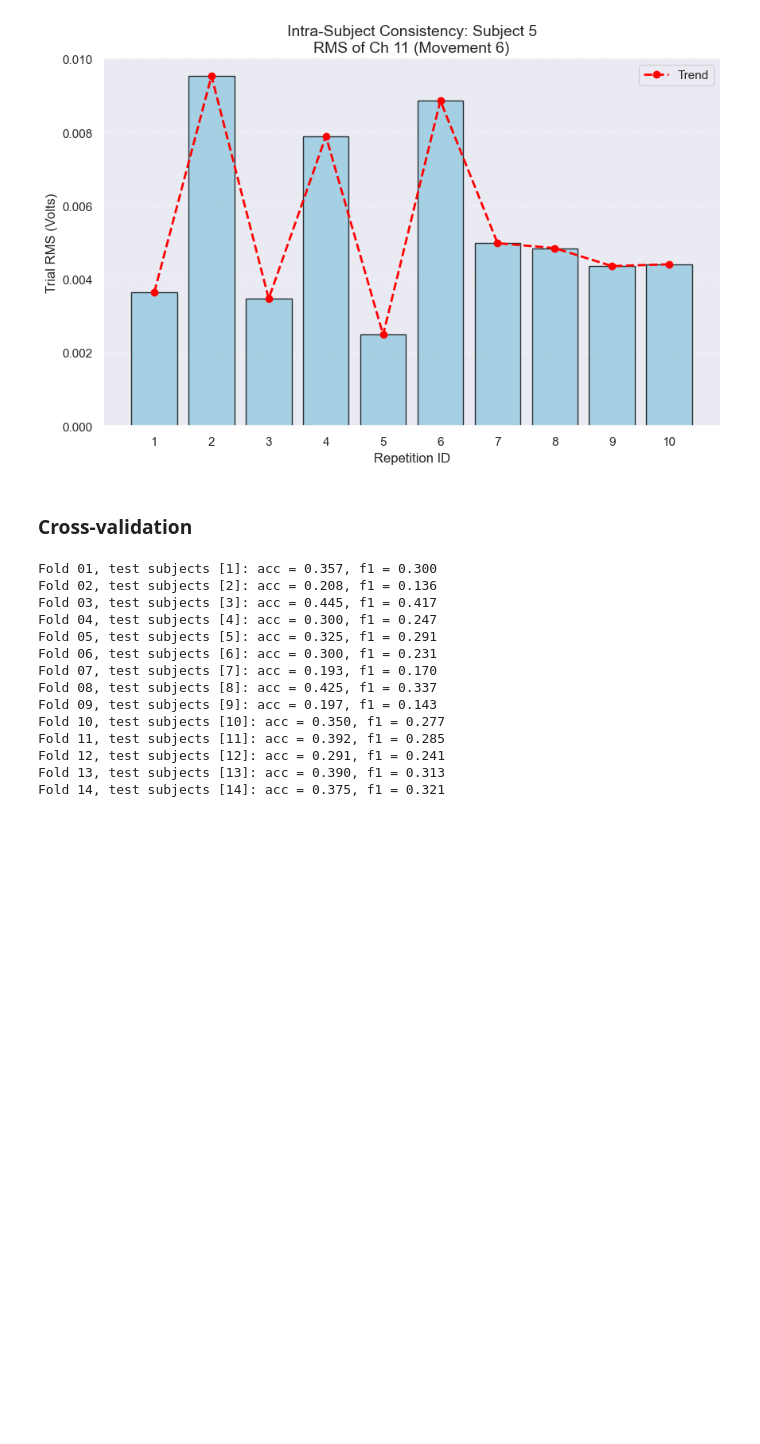
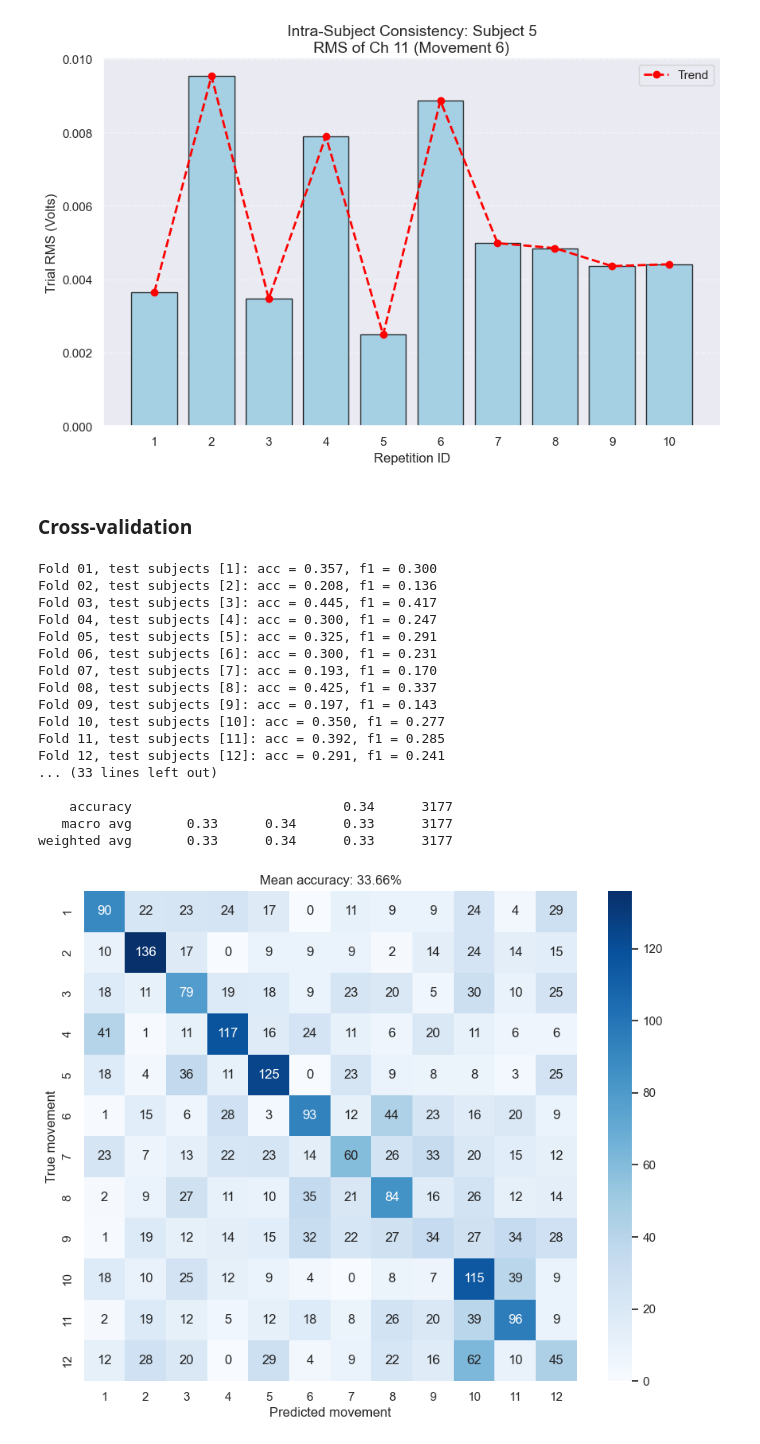
Before and after one commit to spbui00/NX-421-project, a Jupyter notebook: project_2.ipynb, the cells around one changed output. Drawn from its saved outputs; the diff is of its cells as text; code cells hidden in the pictures; blank space fills up the shorter version.

```diff
--- a/project_2.ipynb
+++ b/project_2.ipynb
@@ -1264,7 +1264,7 @@ groups = np.concatenate([
 
 
 # 3. Group CV with SVM and StandardScaler
-def run_group_svm_cv(X, y, groups, n_groups=1, C=1.0, gamma="scale", kernel="rbf"):
+def run_group_svm_cv(X, y, groups, n_groups=1, C=0.1, gamma="scale", kernel="linear"):
     if n_groups == 1:
         splitter = LeaveOneGroupOut()
     else:
@@ -1318,43 +1318,38 @@ def run_group_svm_cv(X, y, groups, n_groups=1, C=1.0, gamma="scale", kernel="rbf
         xticklabels=np.unique(all_y_true),
         yticklabels=np.unique(all_y_true),
     )
-    plt.title(f"Confusion Matrix (SVM, n_groups={n_groups})\nMean accuracy: {scores.mean():.2%}")
+    plt.title(f"Mean accuracy: {scores.mean():.2%}")
     plt.xlabel("Predicted movement")
     plt.ylabel("True movement")
     plt.show()
 
     return scores, all_y_true, all_y_pred
 
 
 # 4. LOSO (leave one subject out)
 loso_scores, loso_y_true, loso_y_pred = run_group_svm_cv(
     X, y, groups,
     n_groups=1,      # 1 subject held out => LOSO
     C=1.0,
     gamma="scale",
     kernel="rbf",
 )
-
-# 5. If you later want to test leaving 2 subjects out at a time:
-# lpgo2_scores, lpgo2_y_true, lpgo2_y_pred = run_group_svm_cv(
-#     X, y, groups,
-#     n_groups=2,    # 2 subjects held out
-#     C=1.0,
-#     gamma="scale",
-#     kernel="rbf",
-# )
 # %% [output]
 Fold 01, test subjects [1]: acc = 0.357, f1 = 0.300
 Fold 02, test subjects [2]: acc = 0.208, f1 = 0.136
 Fold 03, test subjects [3]: acc = 0.445, f1 = 0.417
 Fold 04, test subjects [4]: acc = 0.300, f1 = 0.247
 Fold 05, test subjects [5]: acc = 0.325, f1 = 0.291
 Fold 06, test subjects [6]: acc = 0.300, f1 = 0.231
 Fold 07, test subjects [7]: acc = 0.193, f1 = 0.170
 Fold 08, test subjects [8]: acc = 0.425, f1 = 0.337
 Fold 09, test subjects [9]: acc = 0.197, f1 = 0.143
 Fold 10, test subjects [10]: acc = 0.350, f1 = 0.277
 Fold 11, test subjects [11]: acc = 0.392, f1 = 0.285
 Fold 12, test subjects [12]: acc = 0.291, f1 = 0.241
-Fold 13, test subjects [13]: acc = 0.390, f1 = 0.313
-Fold 14, test subjects [14]: acc = 0.375, f1 = 0.321
+... (33 lines left out)
+
+    accuracy                           0.34      3177
+   macro avg       0.33      0.34      0.33      3177
+weighted avg       0.33      0.34      0.33      3177
+[figure, added]
```
Also changed, not shown: parts of 7 cells of this notebook.
